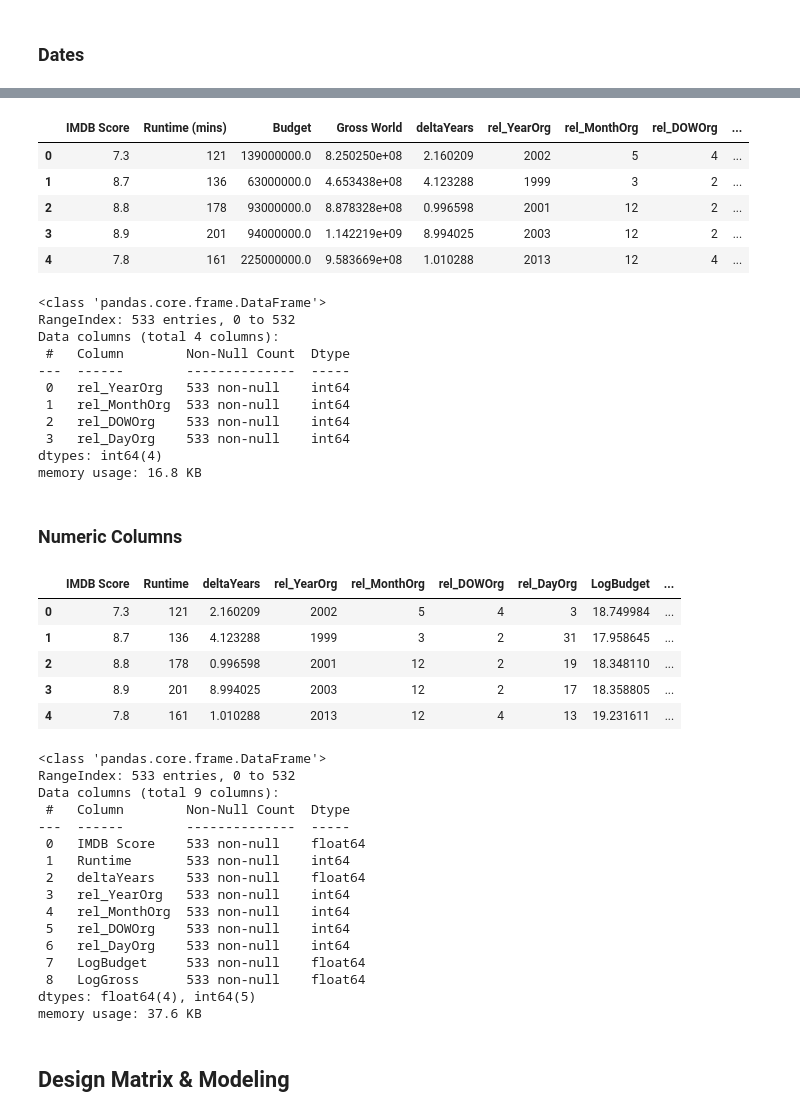
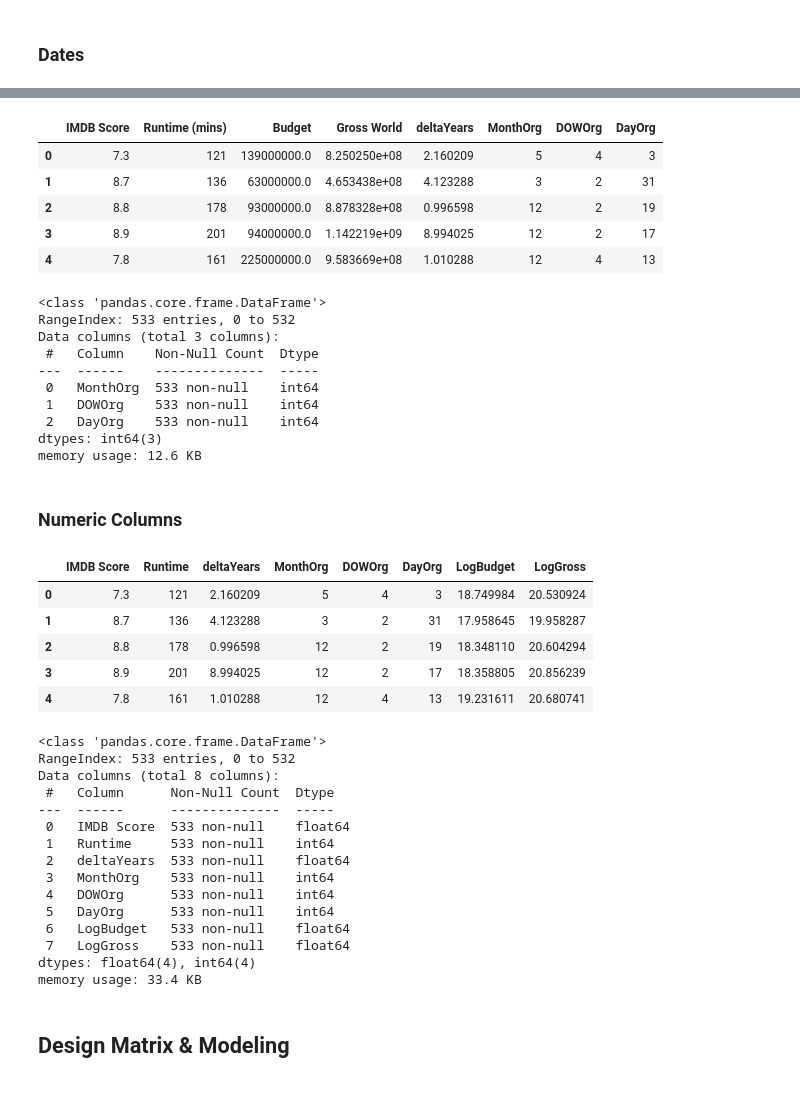
Before and after one commit to phoitack/Springboard_MEC_3.5.2_Capstone_submission, a Jupyter notebook: 05_Box_Office_Movie_Franchise_Predictor_Modeling.ipynb, the cells around one changed output, grey strips where cells are left out. Saved outputs shown, nothing was run; the diff lists cells and outputs as text; code cells hidden in the pictures.

```diff
--- a/05_Box_Office_Movie_Franchise_Predictor_Modeling.ipynb
+++ b/05_Box_Office_Movie_Franchise_Predictor_Modeling.ipynb
@@ -288,10 +290,10 @@ df_ratings_genres.head()
 # %%
 df_org['deltaYears'] = diff_time
 
-df_org['rel_YearOrg']  = df_org['Release Date'].dt.year
-df_org['rel_MonthOrg'] = df_org['Release Date'].dt.month
-df_org['rel_DOWOrg']   = df_org['Release Date'].dt.dayofweek
-df_org['rel_DayOrg']   = df_org['Release Date'].dt.day
+#df_org['rel_YearOrg']  = df_org['Release Date'].dt.year
+df_org['MonthOrg'] = df_org['Release Date'].dt.month
+df_org['DOWOrg']   = df_org['Release Date'].dt.dayofweek
+df_org['DayOrg']   = df_org['Release Date'].dt.day
 # %%
 df_org.head()
 # %% [output]
@@ -304,33 +306,32 @@ df_org.head()
 # %%
 #df_org = pd.concat([df_org,df_ratings_genres], axis=1)
 
-df_rel_time = df_org[['rel_YearOrg','rel_MonthOrg','rel_DOWOrg','rel_DayOrg']]
+df_rel_time = df_org[['MonthOrg','DOWOrg','DayOrg']]
 
 df_org.drop(['Rating','Genres', 'Release Date'], axis=1, inplace=True)
 
 df_org.head()
 # %% [output]
-|  | IMDB Score | Runtime (mins) | Budget | Gross World | deltaYears | rel_YearOrg | rel_MonthOrg | rel_DOWOrg | ... |
-| 0 | 7.3 | 121 | 139000000.0 | 8.250250e+08 | 2.160209 | 2002 | 5 | 4 | ... |
-| 1 | 8.7 | 136 | 63000000.0 | 4.653438e+08 | 4.123288 | 1999 | 3 | 2 | ... |
-| 2 | 8.8 | 178 | 93000000.0 | 8.878328e+08 | 0.996598 | 2001 | 12 | 2 | ... |
-| 3 | 8.9 | 201 | 94000000.0 | 1.142219e+09 | 8.994025 | 2003 | 12 | 2 | ... |
-| 4 | 7.8 | 161 | 225000000.0 | 9.583669e+08 | 1.010288 | 2013 | 12 | 4 | ... |
+|  | IMDB Score | Runtime (mins) | Budget | Gross World | deltaYears | MonthOrg | DOWOrg | DayOrg |
+| 0 | 7.3 | 121 | 139000000.0 | 8.250250e+08 | 2.160209 | 5 | 4 | 3 |
+| 1 | 8.7 | 136 | 63000000.0 | 4.653438e+08 | 4.123288 | 3 | 2 | 31 |
+| 2 | 8.8 | 178 | 93000000.0 | 8.878328e+08 | 0.996598 | 12 | 2 | 19 |
+| 3 | 8.9 | 201 | 94000000.0 | 1.142219e+09 | 8.994025 | 12 | 2 | 17 |
+| 4 | 7.8 | 161 | 225000000.0 | 9.583669e+08 | 1.010288 | 12 | 4 | 13 |
 # %%
 df_rel_time = df_rel_time.reset_index(drop=True)
 df_rel_time.info()
 # %% [output]
 <class 'pandas.core.frame.DataFrame'>
 RangeIndex: 533 entries, 0 to 532
-Data columns (total 4 columns):
- #   Column        Non-Null Count  Dtype
----  ------        --------------  -----
- 0   rel_YearOrg   533 non-null    int64
- 1   rel_MonthOrg  533 non-null    int64
- 2   rel_DOWOrg    533 non-null    int64
- 3   rel_DayOrg    533 non-null    int64
-dtypes: int64(4)
-memory usage: 16.8 KB
+Data columns (total 3 columns):
+ #   Column    Non-Null Count  Dtype
+---  ------    --------------  -----
+ 0   MonthOrg  533 non-null    int64
+ 1   DOWOrg    533 non-null    int64
+ 2   DayOrg    533 non-null    int64
+dtypes: int64(3)
+memory usage: 12.6 KB
 # %% [markdown]
 ### Numeric Columns
 # %%
@@ -344,31 +345,30 @@ df_org.rename(columns = {'Runtime (mins)':'Runtime'}, inplace = True)
 # %%
 df_org.head()
 # %% [output]
-|  | IMDB Score | Runtime | deltaYears | rel_YearOrg | rel_MonthOrg | rel_DOWOrg | rel_DayOrg | LogBudget | ... |
-| 0 | 7.3 | 121 | 2.160209 | 2002 | 5 | 4 | 3 | 18.749984 | ... |
-| 1 | 8.7 | 136 | 4.123288 | 1999 | 3 | 2 | 31 | 17.958645 | ... |
-| 2 | 8.8 | 178 | 0.996598 | 2001 | 12 | 2 | 19 | 18.348110 | ... |
-| 3 | 8.9 | 201 | 8.994025 | 2003 | 12 | 2 | 17 | 18.358805 | ... |
-| 4 | 7.8 | 161 | 1.010288 | 2013 | 12 | 4 | 13 | 19.231611 | ... |
+|  | IMDB Score | Runtime | deltaYears | MonthOrg | DOWOrg | DayOrg | LogBudget | LogGross |
+| 0 | 7.3 | 121 | 2.160209 | 5 | 4 | 3 | 18.749984 | 20.530924 |
+| 1 | 8.7 | 136 | 4.123288 | 3 | 2 | 31 | 17.958645 | 19.958287 |
+| 2 | 8.8 | 178 | 0.996598 | 12 | 2 | 19 | 18.348110 | 20.604294 |
+| 3 | 8.9 | 201 | 8.994025 | 12 | 2 | 17 | 18.358805 | 20.856239 |
+| 4 | 7.8 | 161 | 1.010288 | 12 | 4 | 13 | 19.231611 | 20.680741 |
 # %%
 df_org.info()
 # %% [output]
 <class 'pandas.core.frame.DataFrame'>
 RangeIndex: 533 entries, 0 to 532
-Data columns (total 9 columns):
- #   Column        Non-Null Count  Dtype
----  ------        --------------  -----
- 0   IMDB Score    533 non-null    float64
- 1   Runtime       533 non-null    int64
- 2   deltaYears    533 non-null    float64
- 3   rel_YearOrg   533 non-null    int64
- 4   rel_MonthOrg  533 non-null    int64
- 5   rel_DOWOrg    533 non-null    int64
- 6   rel_DayOrg    533 non-null    int64
- 7   LogBudget     533 non-null    float64
- 8   LogGross      533 non-null    float64
-dtypes: float64(4), int64(5)
-memory usage: 37.6 KB
+Data columns (total 8 columns):
+ #   Column      Non-Null Count  Dtype
+---  ------      --------------  -----
+ 0   IMDB Score  533 non-null    float64
+ 1   Runtime     533 non-null    int64
+ 2   deltaYears  533 non-null    float64
+ 3   MonthOrg    533 non-null    int64
+ 4   DOWOrg      533 non-null    int64
+ 5   DayOrg      533 non-null    int64
+ 6   LogBudget   533 non-null    float64
+ 7   LogGross    533 non-null    float64
+dtypes: float64(4), int64(4)
+memory usage: 33.4 KB
 # %% [markdown]
 ## Design Matrix & Modeling
 # %% [markdown]
```
Also changed, not shown: parts of 32 cells of this notebook, 18 other files.
